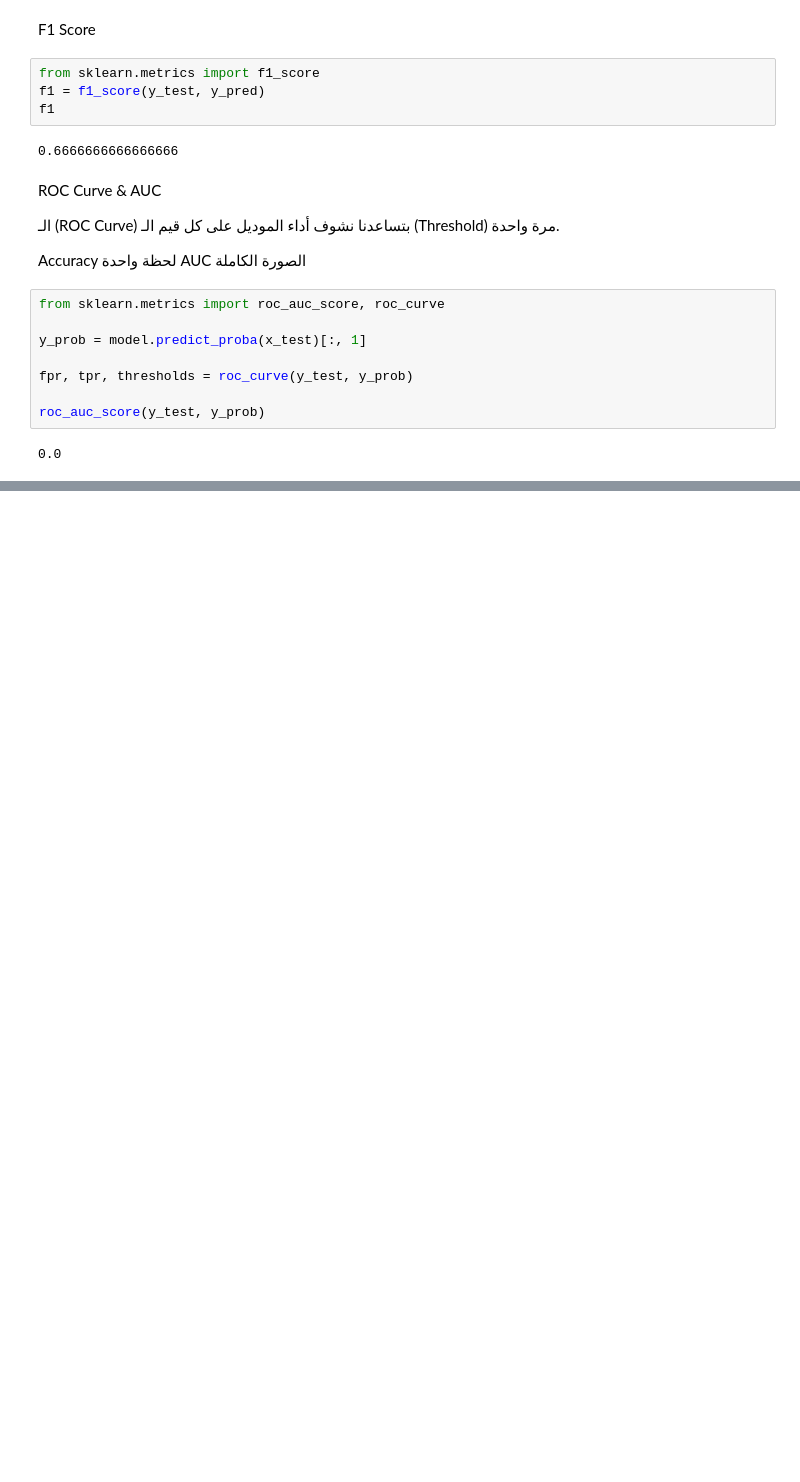
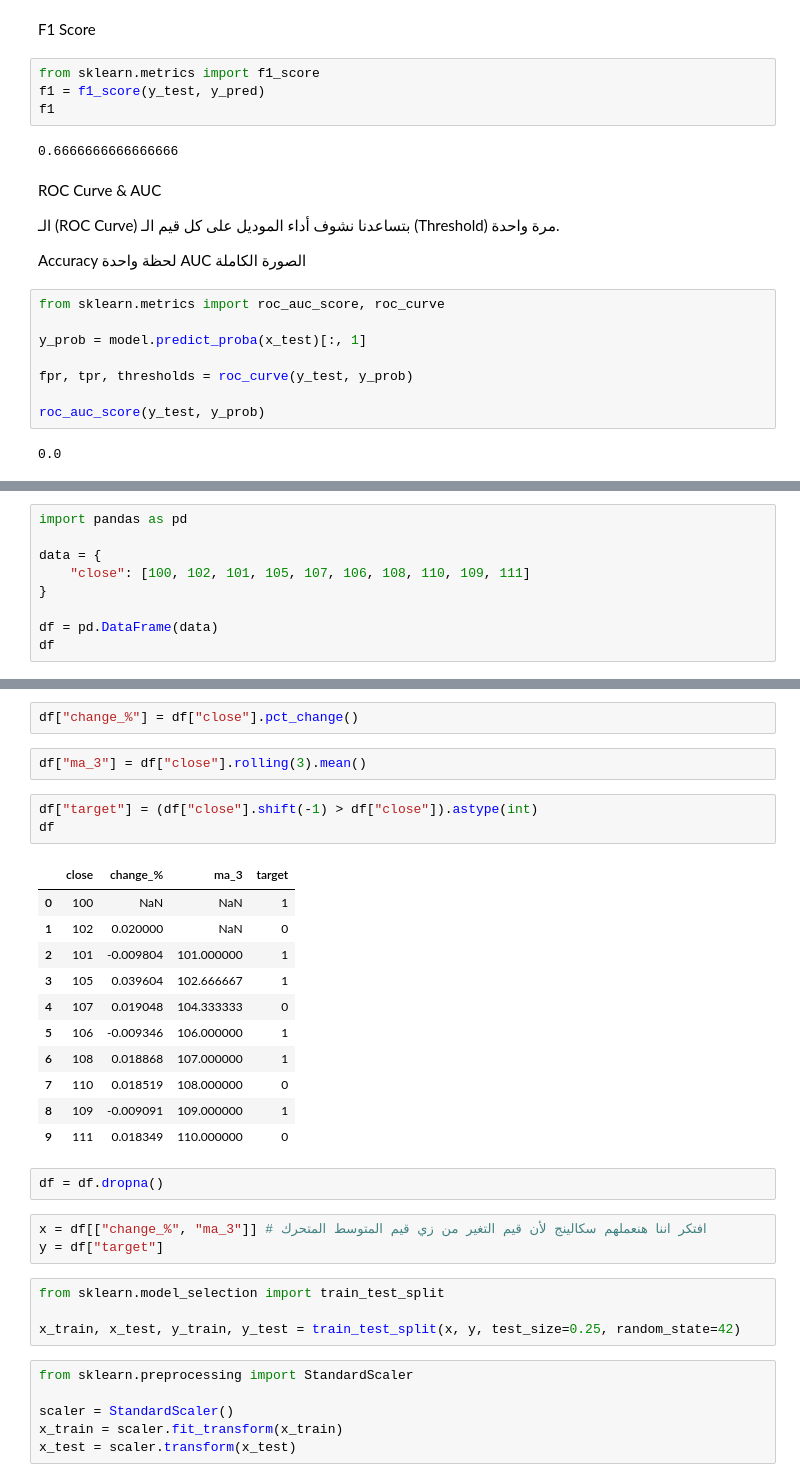
Before and after one commit to hady872/AI_Learning_Journey, a Jupyter notebook: machine_learning/ML_basics.ipynb, the cells around one changed output, grey strips where cells are left out. Cells and saved outputs as stored; diff of their text form; blank space fills up the shorter version.

```diff
--- a/machine_learning/ML_basics.ipynb
+++ b/machine_learning/ML_basics.ipynb
@@ -635,0 +624,9 @@ df.head()
+# %%
+import pandas as pd
+
+data = {
+    "close": [100, 102, 101, 105, 107, 106, 108, 110, 109, 111]
+}
+
+df = pd.DataFrame(data)
+df
@@ -635,0 +645,34 @@ df.head()
+# %%
+df["change_%"] = df["close"].pct_change()
+# %%
+df["ma_3"] = df["close"].rolling(3).mean()
+# %%
+df["target"] = (df["close"].shift(-1) > df["close"]).astype(int)
+df
+# %% [output]
+|  | close | change_% | ma_3 | target |
+| 0 | 100 | NaN | NaN | 1 |
+| 1 | 102 | 0.020000 | NaN | 0 |
+| 2 | 101 | -0.009804 | 101.000000 | 1 |
+| 3 | 105 | 0.039604 | 102.666667 | 1 |
+| 4 | 107 | 0.019048 | 104.333333 | 0 |
+| 5 | 106 | -0.009346 | 106.000000 | 1 |
+| 6 | 108 | 0.018868 | 107.000000 | 1 |
+| 7 | 110 | 0.018519 | 108.000000 | 0 |
+| 8 | 109 | -0.009091 | 109.000000 | 1 |
+| 9 | 111 | 0.018349 | 110.000000 | 0 |
+# %%
+df = df.dropna()
+# %%
+x = df[["change_%", "ma_3"]] # افتكر اننا هنعملهم سكالينج لأن قيم التغير من زي قيم المتوسط المتحرك
+y = df["target"]
+# %%
+from sklearn.model_selection import train_test_split
+
+x_train, x_test, y_train, y_test = train_test_split(x, y, test_size=0.25, random_state=42)
+# %%
+from sklearn.preprocessing import StandardScaler
+
+scaler = StandardScaler()
+x_train = scaler.fit_transform(x_train)
+x_test = scaler.transform(x_test)
```
Also changed, not shown: parts of 29 cells of this notebook.
